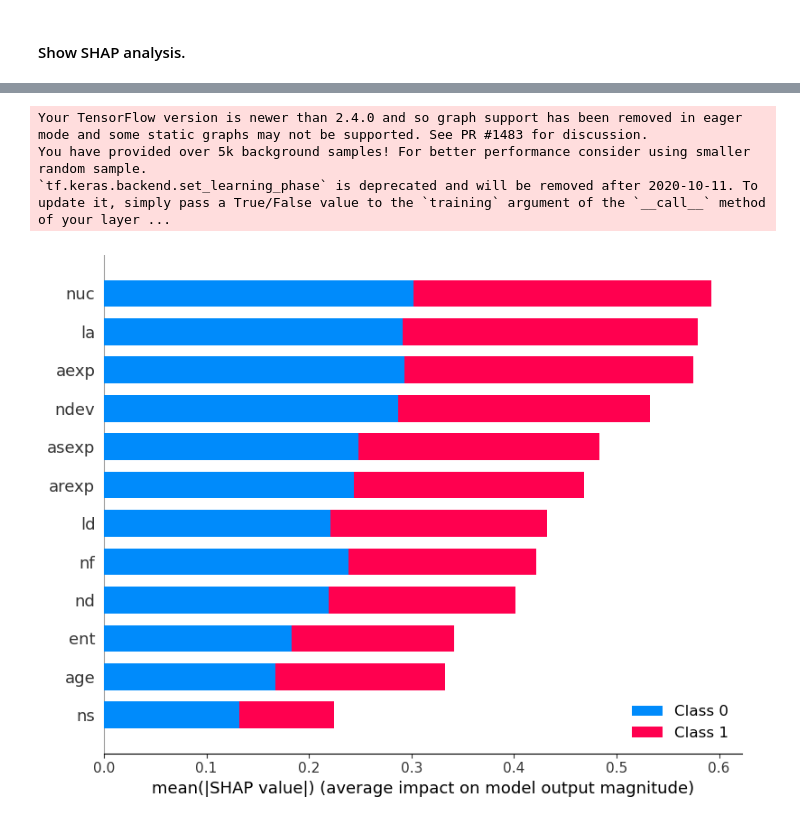
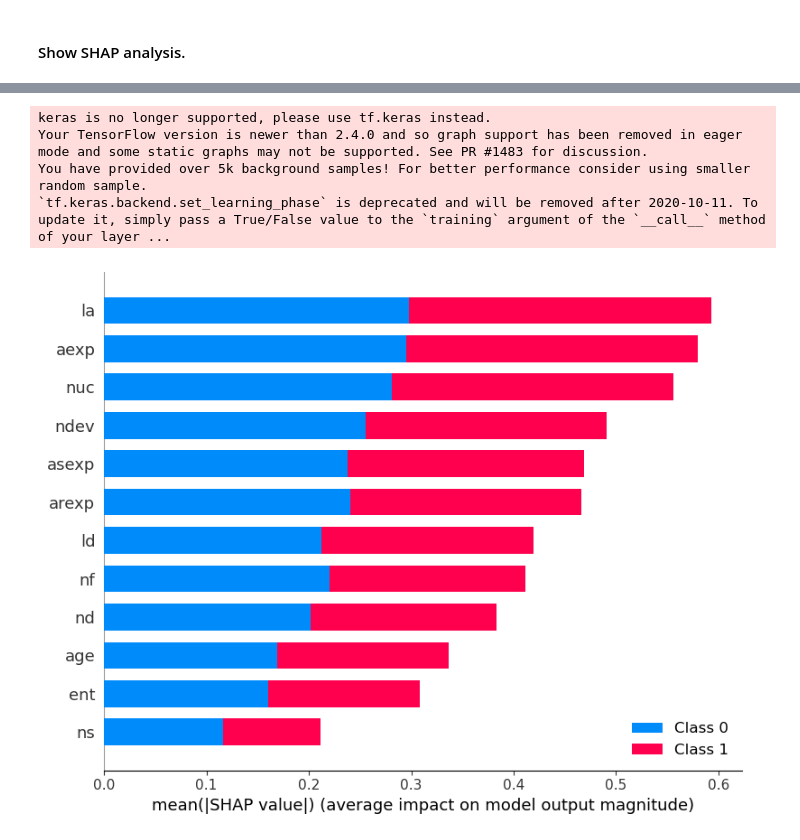
Before and after one commit to rodrigoalexandre/apachejit-sdp-multilayerperceptron, a Jupyter notebook: source/mlpercetron-apachejit-model.ipynb, the cells around one changed output, grey strips where cells are left out. Cells and saved outputs as stored; diff of their text form; code cells hidden in the pictures.

```diff
--- a/source/mlpercetron-apachejit-model.ipynb
+++ b/source/mlpercetron-apachejit-model.ipynb
@@ -288,15 +288,16 @@ plt.show()
 # %%
 
 # Load model config.
 reloaded_model = load_model("../modelconfig/apachejit/v2_model.h5")
 # Calculate shap values and plot results.
 shap.initjs()
 explainer = shap.DeepExplainer(reloaded_model, X_train[0:15687])
-shap_values = explainer.shap_values(X_test[0:15687])
-shap.summary_plot(shap_values, X_test[0:15687], plot_type = "bar", feature_names = feature_names)
+shap_values = explainer.shap_values(X_test[0:31374])
+shap.summary_plot(shap_values, X_test[0:31374], plot_type = "bar", feature_names = feature_names)
 # %% [output]
 [interactive output not drawn]
+keras is no longer supported, please use tf.keras instead.
 Your TensorFlow version is newer than 2.4.0 and so graph support has been removed in eager mode and some static graphs may not be supported. See PR #1483 for discussion.
 You have provided over 5k background samples! For better performance consider using smaller random sample.
 `tf.keras.backend.set_learning_phase` is deprecated and will be removed after 2020-10-11. To update it, simply pass a True/False value to the `training` argument of the `__call__` method of your layer ...
-[figure, old version]
+[figure, new version]
```
Also changed, not shown: parts of 5 cells of this notebook.
